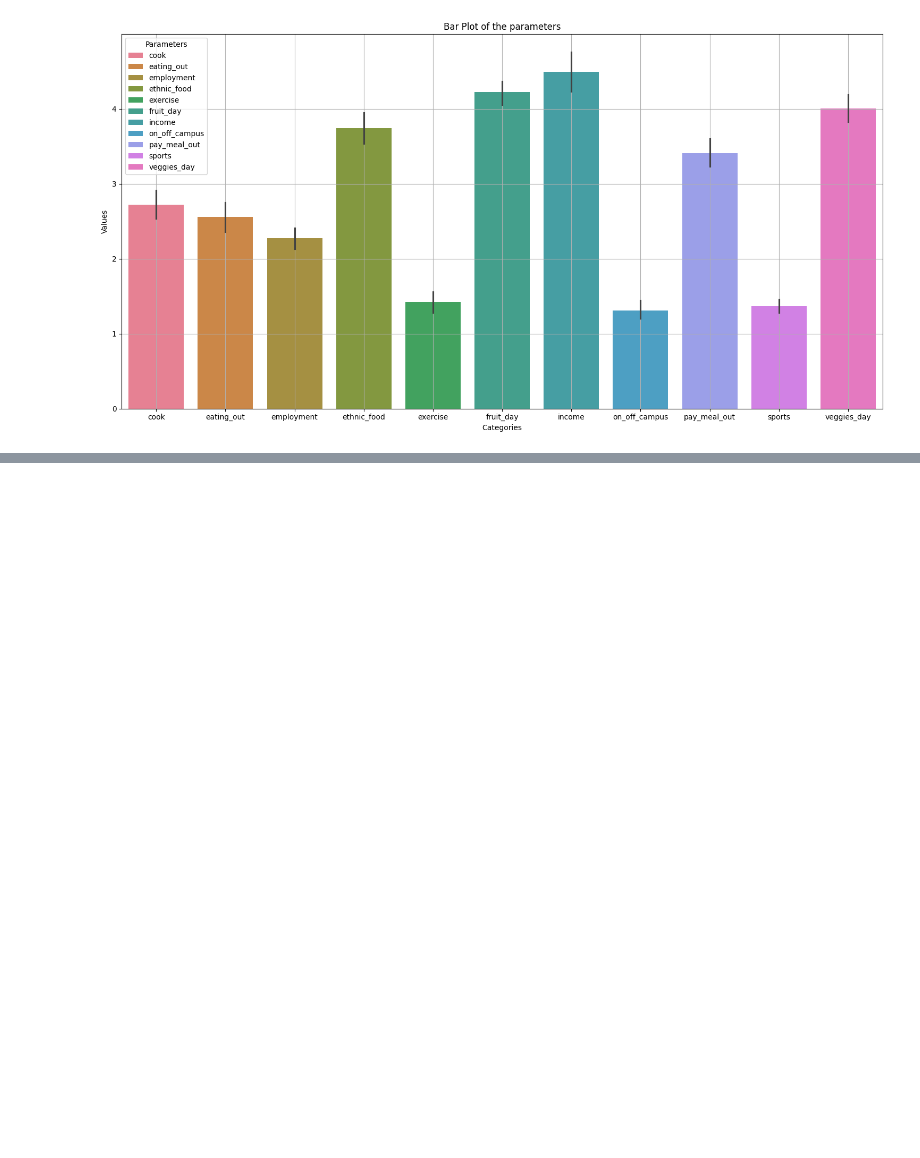
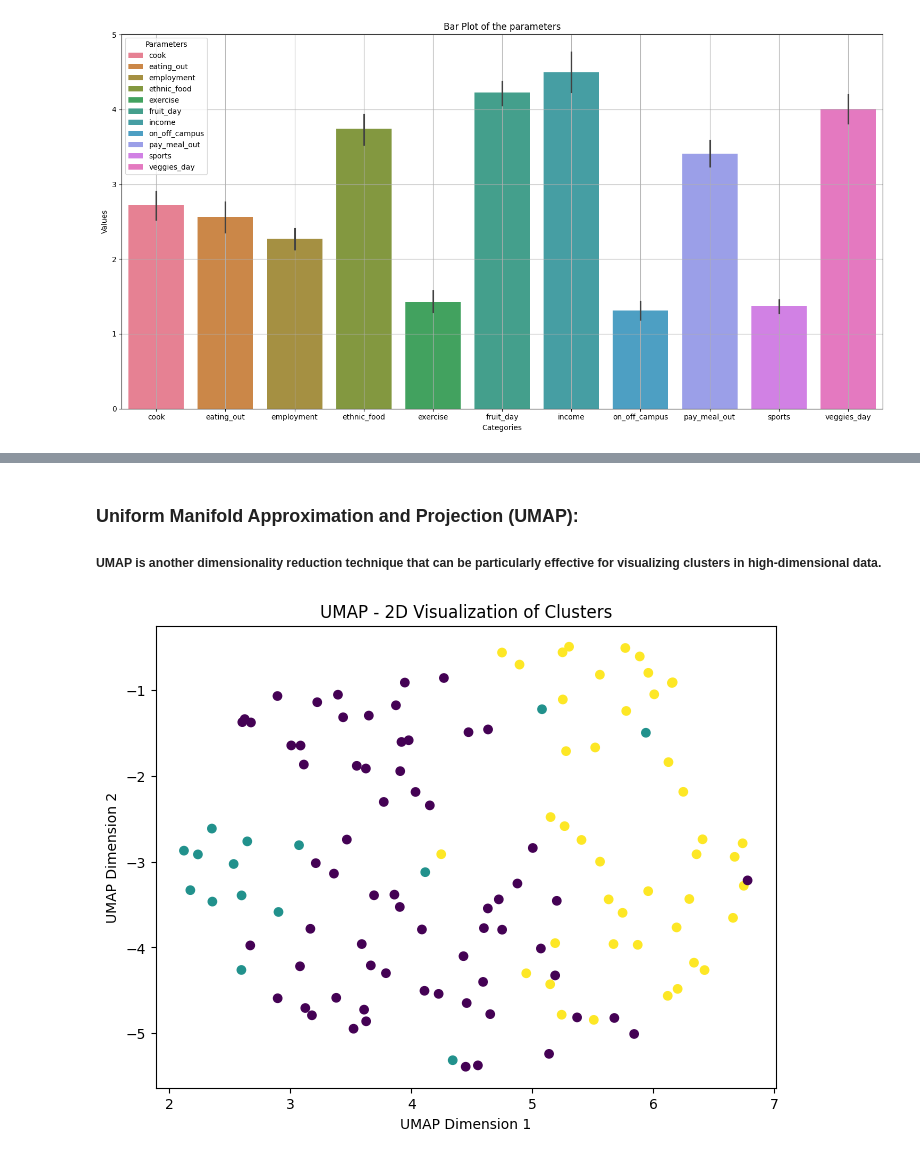
Before and after one commit to Mradul-77/GeoDiscovery, a Jupyter notebook: GeoDiscovery.ipynb, the cells around one changed output, grey strips where cells are left out. Saved outputs shown, nothing was run; the diff lists cells and outputs as text; code cells hidden in the pictures; blank space fills up the shorter version.

```diff
--- a/GeoDiscovery.ipynb
+++ b/GeoDiscovery.ipynb
@@ -154,0 +267,17 @@ plt.show()
+# %% [markdown]
+### Uniform Manifold Approximation and Projection (UMAP):
+##### UMAP is another dimensionality reduction technique that can be particularly effective for visualizing clusters in high-dimensional data.
+# %%
+import umap.umap_ as umap
+
+umap_reducer = umap.UMAP(n_components=2, n_jobs=-1)  # n_jobs=-1 uses all available cores
+umap_result = umap_reducer.fit_transform(scaled_data)
+
+plt.figure(figsize=(8, 6))
+plt.scatter(umap_result[:, 0], umap_result[:, 1], c=df['Cluster'], cmap='viridis')
+plt.xlabel('UMAP Dimension 1')
+plt.ylabel('UMAP Dimension 2')
+plt.title('UMAP - 2D Visualization of Clusters')
+plt.show()
+# %% [output]
+[figure, added]
```
Also changed, not shown: parts of 12 cells of this notebook, 1 other file.
